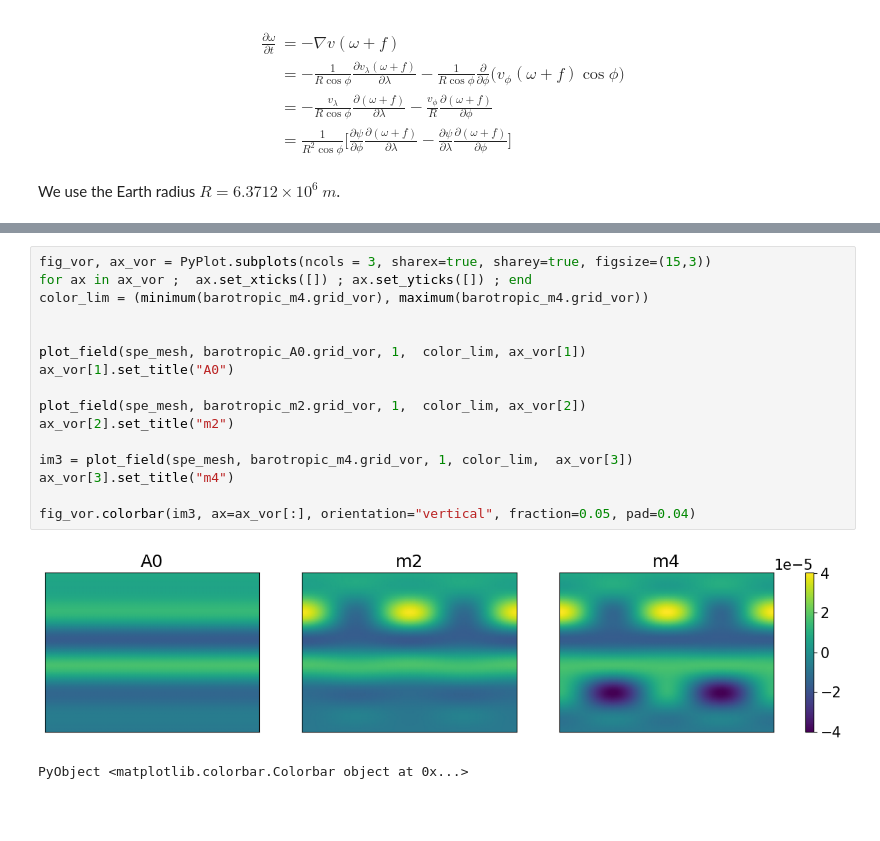
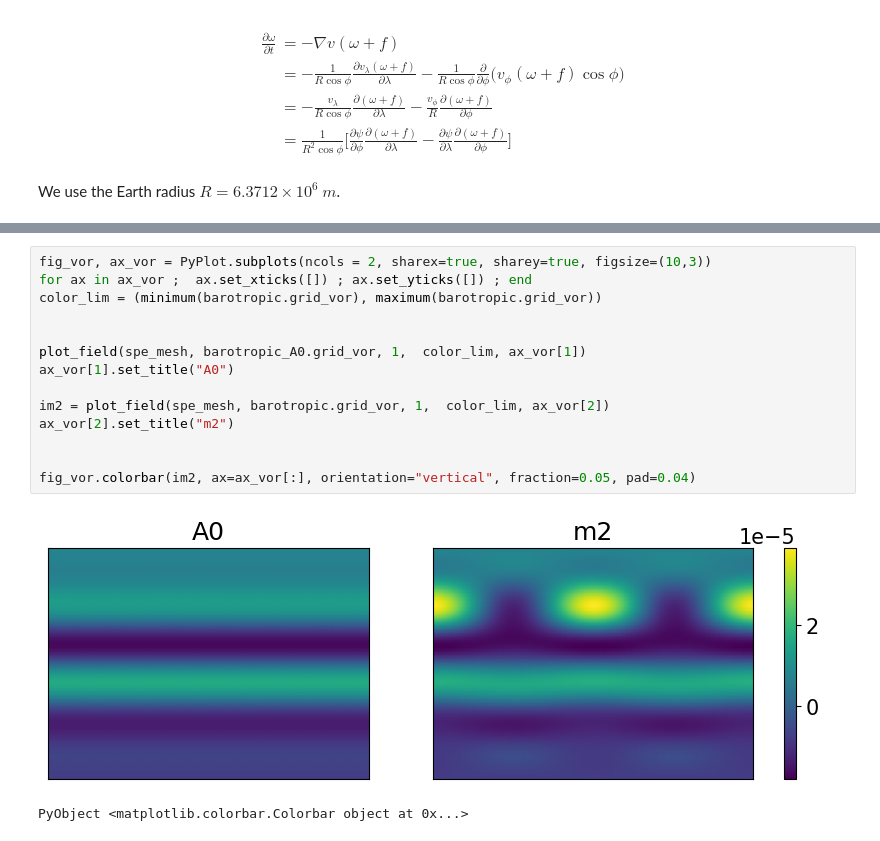
Before and after one commit to PKU-CMEGroup/InverseProblems.jl, a Jupyter notebook: Climate/Barotropic/Barotropic.ipynb, the cells around one changed output, grey strips where cells are left out. Drawn from its saved outputs; the diff is of its cells as text; blank space fills up the shorter version.

```diff
--- a/Climate/Barotropic/Barotropic.ipynb
+++ b/Climate/Barotropic/Barotropic.ipynb
@@ -143,20 +176,18 @@ ax_spe.legend()
 # %%
-fig_vor, ax_vor = PyPlot.subplots(ncols = 3, sharex=true, sharey=true, figsize=(15,3))
+fig_vor, ax_vor = PyPlot.subplots(ncols = 2, sharex=true, sharey=true, figsize=(10,3))
 for ax in ax_vor ;  ax.set_xticks([]) ; ax.set_yticks([]) ; end
-color_lim = (minimum(barotropic_m4.grid_vor), maximum(barotropic_m4.grid_vor))
+color_lim = (minimum(barotropic.grid_vor), maximum(barotropic.grid_vor))
 
 
 plot_field(spe_mesh, barotropic_A0.grid_vor, 1,  color_lim, ax_vor[1])
 ax_vor[1].set_title("A0")
 
-plot_field(spe_mesh, barotropic_m2.grid_vor, 1,  color_lim, ax_vor[2])
+im2 = plot_field(spe_mesh, barotropic.grid_vor, 1,  color_lim, ax_vor[2])
 ax_vor[2].set_title("m2")
 
-im3 = plot_field(spe_mesh, barotropic_m4.grid_vor, 1, color_lim,  ax_vor[3])
-ax_vor[3].set_title("m4")
 
-fig_vor.colorbar(im3, ax=ax_vor[:], orientation="vertical", fraction=0.05, pad=0.04)
+fig_vor.colorbar(im2, ax=ax_vor[:], orientation="vertical", fraction=0.05, pad=0.04)
 # %% [output]
-[figure, old version]
+[figure, new version]
 PyObject <matplotlib.colorbar.Colorbar object at 0x...>
 # %%
```
Also changed, not shown: parts of 15 cells of this notebook, 4 other files.
